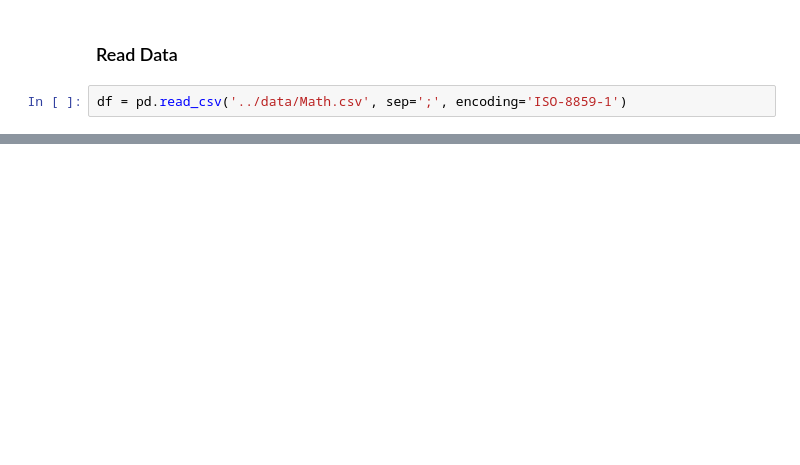
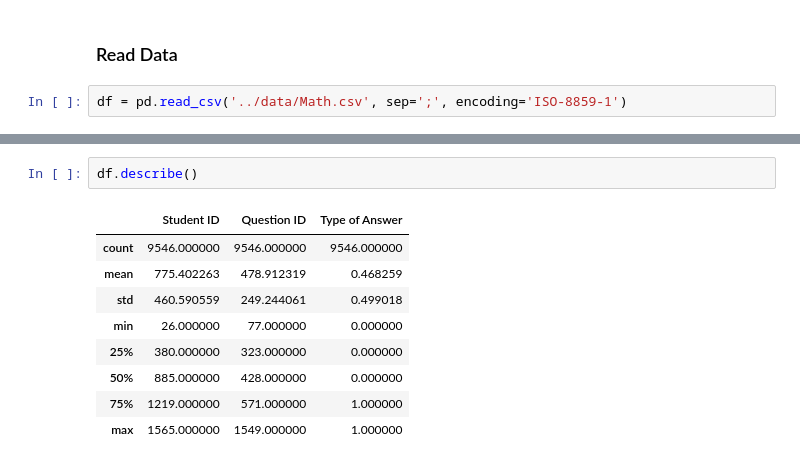
Before and after one commit to kianakiashemshaki/Math-model, a Jupyter notebook: notebooks/Machine_Learning.ipynb, the cells around one changed output, grey strips where cells are left out. Saved outputs shown, nothing was run; the diff lists cells and outputs as text; blank space fills up the shorter version.

```diff
--- a/notebooks/Machine_Learning.ipynb
+++ b/notebooks/Machine_Learning.ipynb
@@ -32,0 +64,12 @@ df = pd.read_csv('../data/Math.csv', sep=';', encoding='ISO-8859-1')
+# %%
+df.describe()
+# %% [output]
+|  | Student ID | Question ID | Type of Answer |
+| count | 9546.000000 | 9546.000000 | 9546.000000 |
+| mean | 775.402263 | 478.912319 | 0.468259 |
+| std | 460.590559 | 249.244061 | 0.499018 |
+| min | 26.000000 | 77.000000 | 0.000000 |
+| 25% | 380.000000 | 323.000000 | 0.000000 |
+| 50% | 885.000000 | 428.000000 | 0.000000 |
+| 75% | 1219.000000 | 571.000000 | 1.000000 |
+| max | 1565.000000 | 1549.000000 | 1.000000 |
```
Also changed, not shown: parts of 24 cells of this notebook.
